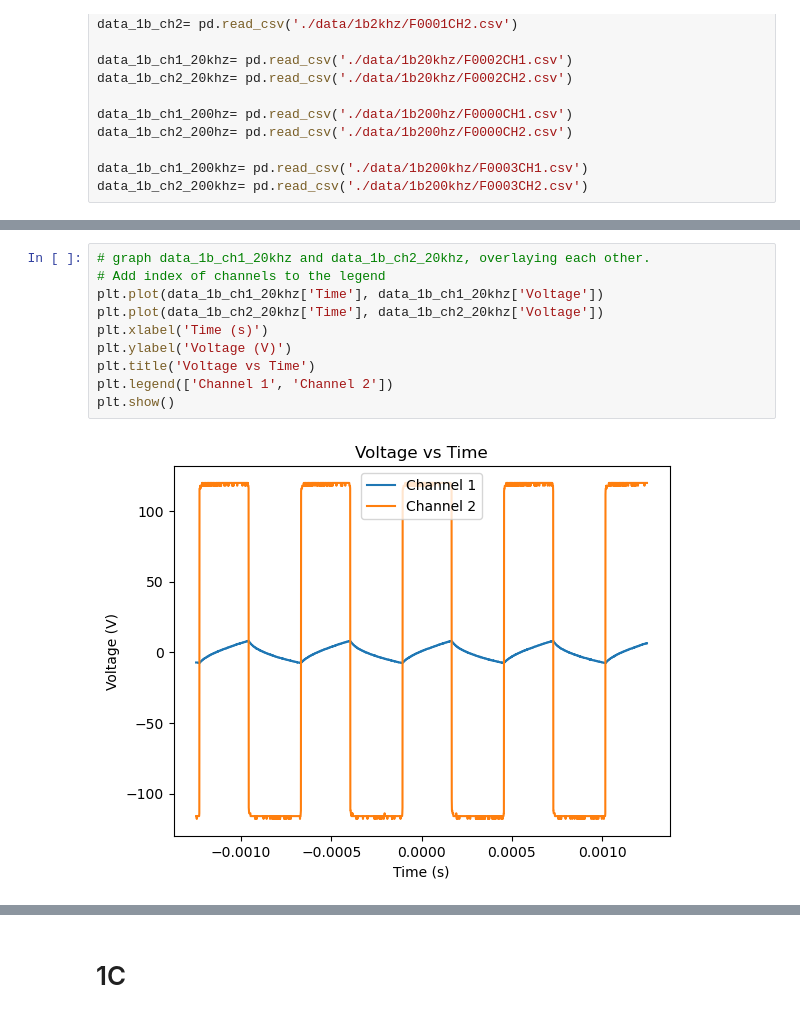
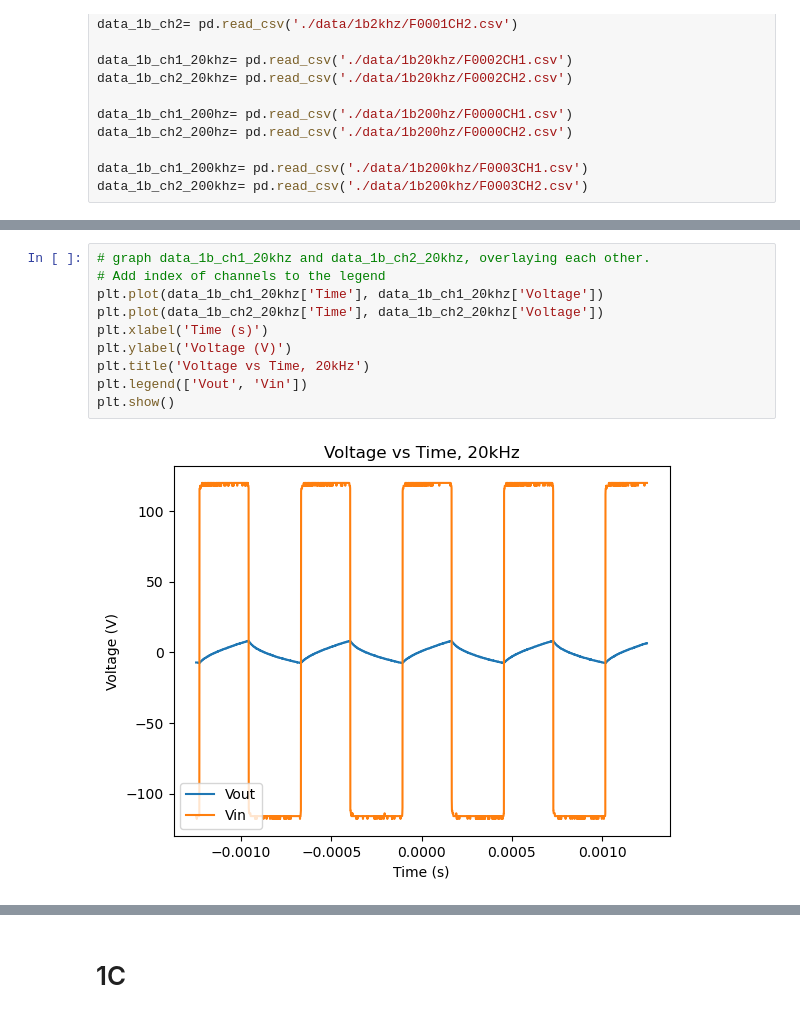
Before and after one commit to Quantum-Impulse/Eletronic-Techniques-Reports, a Jupyter notebook: Report 1/Lab 2/Lab2.ipynb, the cells around one changed output, grey strips where cells are left out. Drawn from its saved outputs; the diff is of its cells as text.

```diff
--- a/Report 1/Lab 2/Lab2.ipynb
+++ b/Report 1/Lab 2/Lab2.ipynb
@@ -89,15 +89,15 @@ plt.show()
 # %%
 # graph data_1b_ch1_20khz and data_1b_ch2_20khz, overlaying each other.
 # Add index of channels to the legend
 plt.plot(data_1b_ch1_20khz['Time'], data_1b_ch1_20khz['Voltage'])
 plt.plot(data_1b_ch2_20khz['Time'], data_1b_ch2_20khz['Voltage'])
 plt.xlabel('Time (s)')
 plt.ylabel('Voltage (V)')
-plt.title('Voltage vs Time')
-plt.legend(['Channel 1', 'Channel 2'])
+plt.title('Voltage vs Time, 20kHz')
+plt.legend(['Vout', 'Vin'])
 plt.show()
 # %% [output]
-[figure, old version]
+[figure, new version]
 # %%
 # graph data_1b_ch1_200hz and data_1b_ch2_200hz, overlaying each other.
 # Add index of channels to the legend
```
Also changed, not shown: parts of 7 cells of this notebook.
